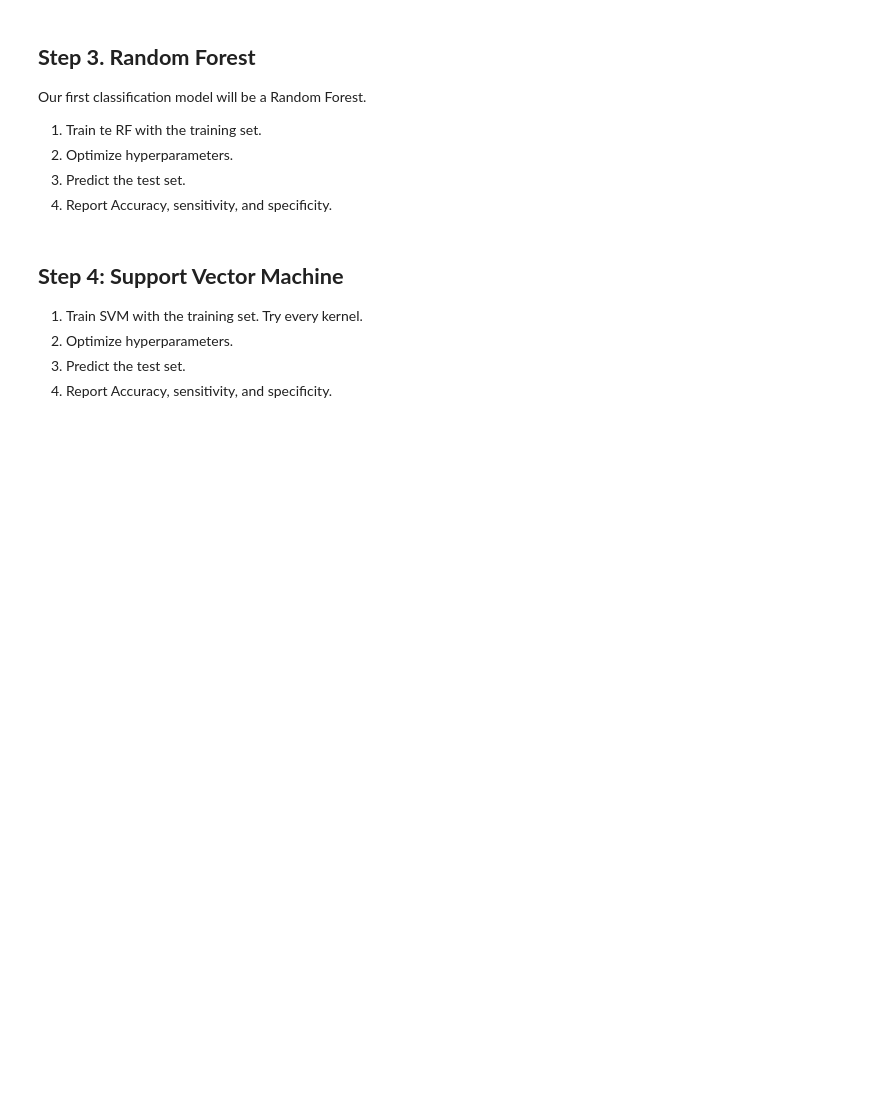
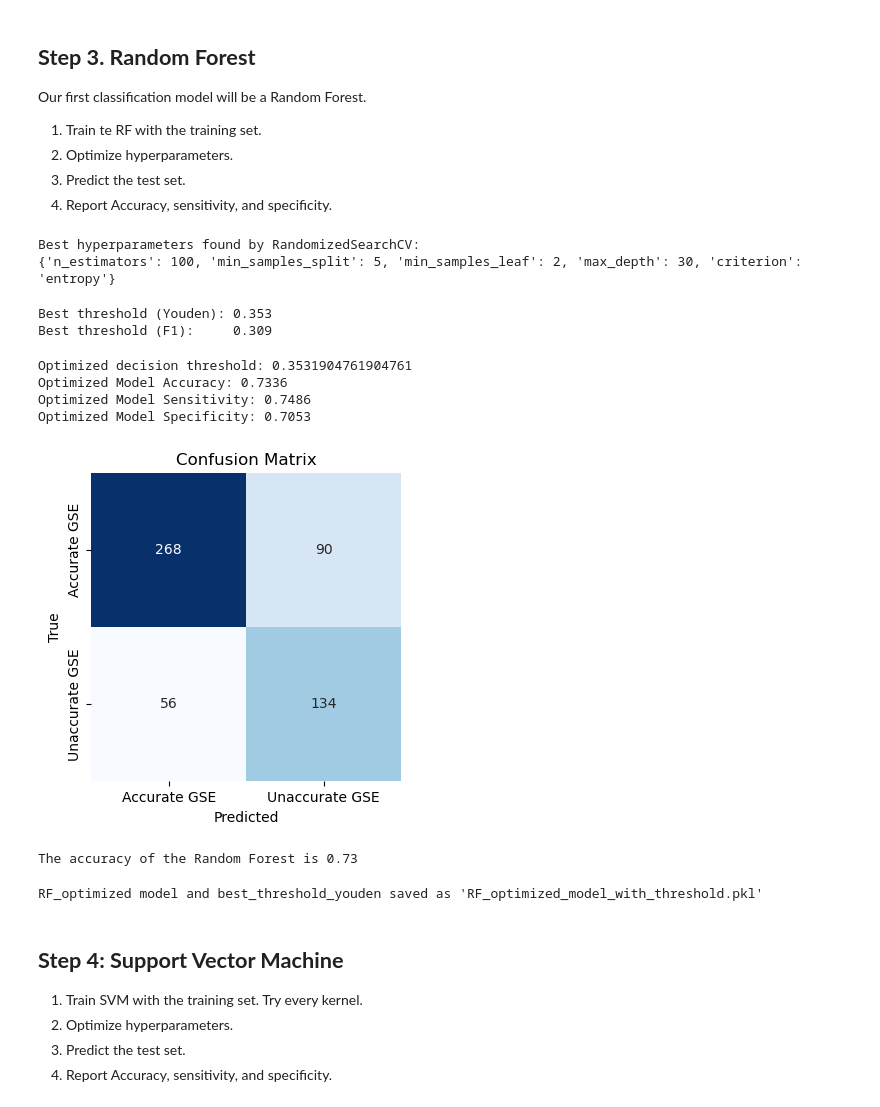
Before and after one commit to cbio3lab/GSESolver, a Jupyter notebook: SCRIPTS/ML_test/logS_ML_test.ipynb, the cells around one changed output. Cells and saved outputs as stored; diff of their text form; code cells hidden in the pictures; blank space fills up the shorter version.

```diff
--- a/SCRIPTS/ML_test/logS_ML_test.ipynb
+++ b/SCRIPTS/ML_test/logS_ML_test.ipynb
@@ -14,6 +14,7 @@ data.drop(columns=['smiles'], inplace=True) #remove unwanted columns
 We want a balanced training and test set.
 # %%
 from sklearn.model_selection import StratifiedShuffleSplit
+from sklearn.model_selection import train_test_split
 
 # Create a new column 'output' by mapping 'dev' column
 data['output'] = data['dev'].map({'NO': 0, 'YES': 1})
@@ -31,9 +32,13 @@ for train_index, test_index in sss.split(X, y):
   X_train, X_test = X.iloc[train_index], X.iloc[test_index]
   y_train, y_test = y.iloc[train_index], y.iloc[test_index]
 
+  X_train_val, X_val, y_train_val, y_val = train_test_split(X_train, y_train, test_size=0.2, random_state=42, stratify=y_train)
+
   # Now you have stratified samples in X_train, X_test, y_train, and y_test
 
 print(f'Training set (80%): {X_train.shape}')
+print(f'Validation set (20% of TS): {X_val.shape}')
 print(f'Test set (20%): {X_test.shape}')
 print(f'Accurate predictions of GSE in test set: {100*round(y_test.value_counts()[0]/len(y_test),3)} %')
+print(f'Accurate predictions of GSE in validation set: {100*round(y_val.value_counts()[0]/len(y_val),3)} %')
 print(f'Accurate predictions of GSE in training set: {100*round(y_train.value_counts()[0]/len(y_train),3)} %')
@@ -68,8 +80,11 @@ RF_rand = RandomForestClassifier(random_state=42)
 random_search = RandomizedSearchCV(estimator=RF_rand, param_distributions=param_grid, n_iter=10, cv=10, scoring='accuracy', n_jobs=-1, random_state=42)
 
 # Fit the RandomizedSearchCV object to the training data
-random_search.fit(X_train, y_train)
+random_search.fit(X_train_val, y_train_val)
 
 # Print the best hyperparameters
 print("Best hyperparameters found by RandomizedSearchCV:")
 print(random_search.best_params_)
+# %% [output]
+Best hyperparameters found by RandomizedSearchCV:
+{'n_estimators': 100, 'min_samples_split': 5, 'min_samples_leaf': 2, 'max_depth': 30, 'criterion': 'entropy'}
@@ -79,38 +91,90 @@ RF_optimized.fit(X_train, y_train)
+# %%
+RF_optimized = RandomForestClassifier(random_state=42, **random_search.best_params_) #train RF with tuned parameters
+RF_optimized.fit(X_train_val, y_train_val)
+
+y_val_proba = RF_optimized.predict_proba(X_val)[:, 1]
+
+# Try many thresholds and pick the one that maximizes F1 (or Youden's J)
+from sklearn.metrics import f1_score, roc_curve
+
+fpr, tpr, thresholds = roc_curve(y_val, y_val_proba)
+youden_j = tpr - fpr
+best_threshold_youden = thresholds[np.argmax(youden_j)]
+
+# Or maximize F1
+f1_scores = []
+for thresh in thresholds:
+    y_pred_thresh = (y_val_proba >= thresh).astype(int)
+    f1_scores.append(f1_score(y_val, y_pred_thresh))
+best_threshold_f1 = thresholds[np.argmax(f1_scores)]
+
+print(f"Best threshold (Youden): {best_threshold_youden:.3f}")
+print(f"Best threshold (F1):     {best_threshold_f1:.3f}")
+# %% [output]
+Best threshold (Youden): 0.353
+Best threshold (F1):     0.309
 # %%
 import matplotlib.pyplot as plt
 import matplotlib.cm as cm
 import seaborn as sns
 
 # Predict on the test set
-y_pred_RF = RF_optimized.predict(X_test)
+y_pred_RF_proba = RF_optimized.predict_proba(X_test)[:, 1]
+y_pred_RF = (y_pred_RF_proba >= best_threshold_youden).astype(int)
+
 
 # Calculate the confusion matrix
 cm = confusion_matrix(y_test, y_pred_RF)
 
 # Calculate accuracy, sensitivity, and specificity
 tp, fn, fp, tn = cm.ravel()
 
 rf_accuracy = (tp + tn) / (tp + tn + fp + fn)
 rf_sensitivity = tp / (tp + fn)
 rf_specificity = tn / (tn + fp)
+rf_f1_score = (2*tp) / (2*tp+fp+fn)
+rf_mcc = (tp*tn-fp*fn) / ((tp+fp)*(tp+fn)*(tn+fp)*(tn+fn))**0.5
 
 # Print the results
+print(f'Optimized decision threshold: {best_threshold_youden}')
 print(f'Optimized Model Accuracy: {rf_accuracy:.4f}')
 print(f'Optimized Model Sensitivity: {rf_sensitivity:.4f}')
 print(f'Optimized Model Specificity: {rf_specificity:.4f}')
 
 
 # Plot the confusion matrix
 plt.figure(figsize=(4, 4))
 sns.heatmap(cm, annot=True, fmt='d', cmap='Blues', cbar=False, xticklabels=['Accurate GSE', 'Unaccurate GSE'], yticklabels=['Accurate GSE', 'Unaccurate GSE'])
 plt.xlabel('Predicted')
 plt.ylabel('True')
 plt.title('Confusion Matrix')
 plt.show()
 
 RF_ac = round((cm[0,0]+cm[1,1])/(cm[0,0]+cm[1,1]+cm[0,1]+cm[1,0]),2)
 
 print(f'The accuracy of the Random Forest is {RF_ac}')
+# %% [output]
+Optimized decision threshold: 0.3531904761904761
+Optimized Model Accuracy: 0.7336
+Optimized Model Sensitivity: 0.7486
+Optimized Model Specificity: 0.7053
+[figure, added]
+The accuracy of the Random Forest is 0.73
+# %%
+import joblib
+
+# Create a dictionary to hold both the model and the threshold
+model_and_threshold = {
+    'model': RF_optimized,
+    'threshold': best_threshold_youden
+}
+
+# Save the dictionary to a file
+joblib.dump(model_and_threshold, 'RF_optimized_model_with_threshold.pkl')
+
+print("RF_optimized model and best_threshold_youden saved as 'RF_optimized_model_with_threshold.pkl'")
+# %% [output]
+RF_optimized model and best_threshold_youden saved as 'RF_optimized_model_with_threshold.pkl'
 # %% [markdown]
 ## **Step 4: Support Vector Machine**
 
```
Also changed, not shown: parts of 21 cells of this notebook, 11 other files.
